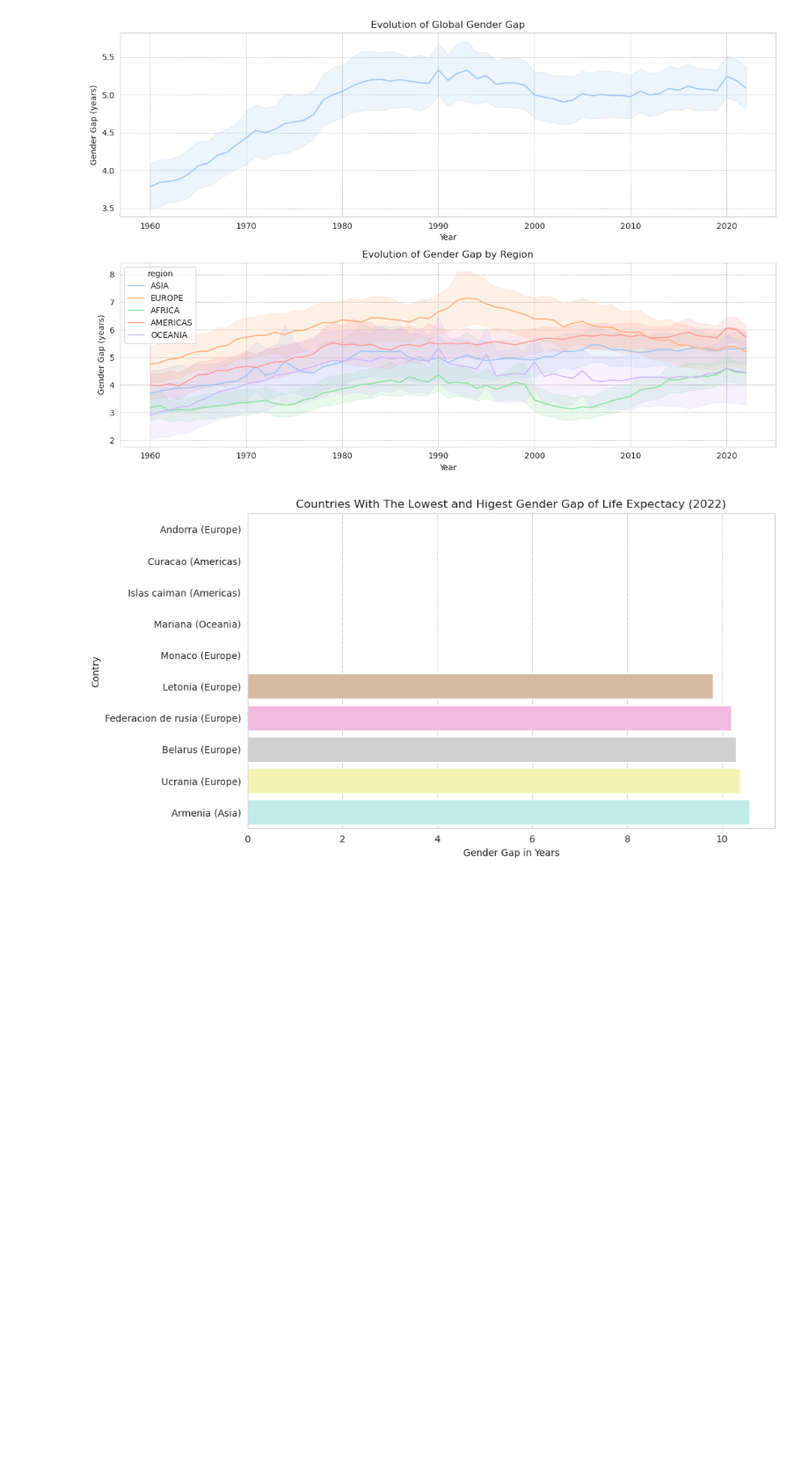
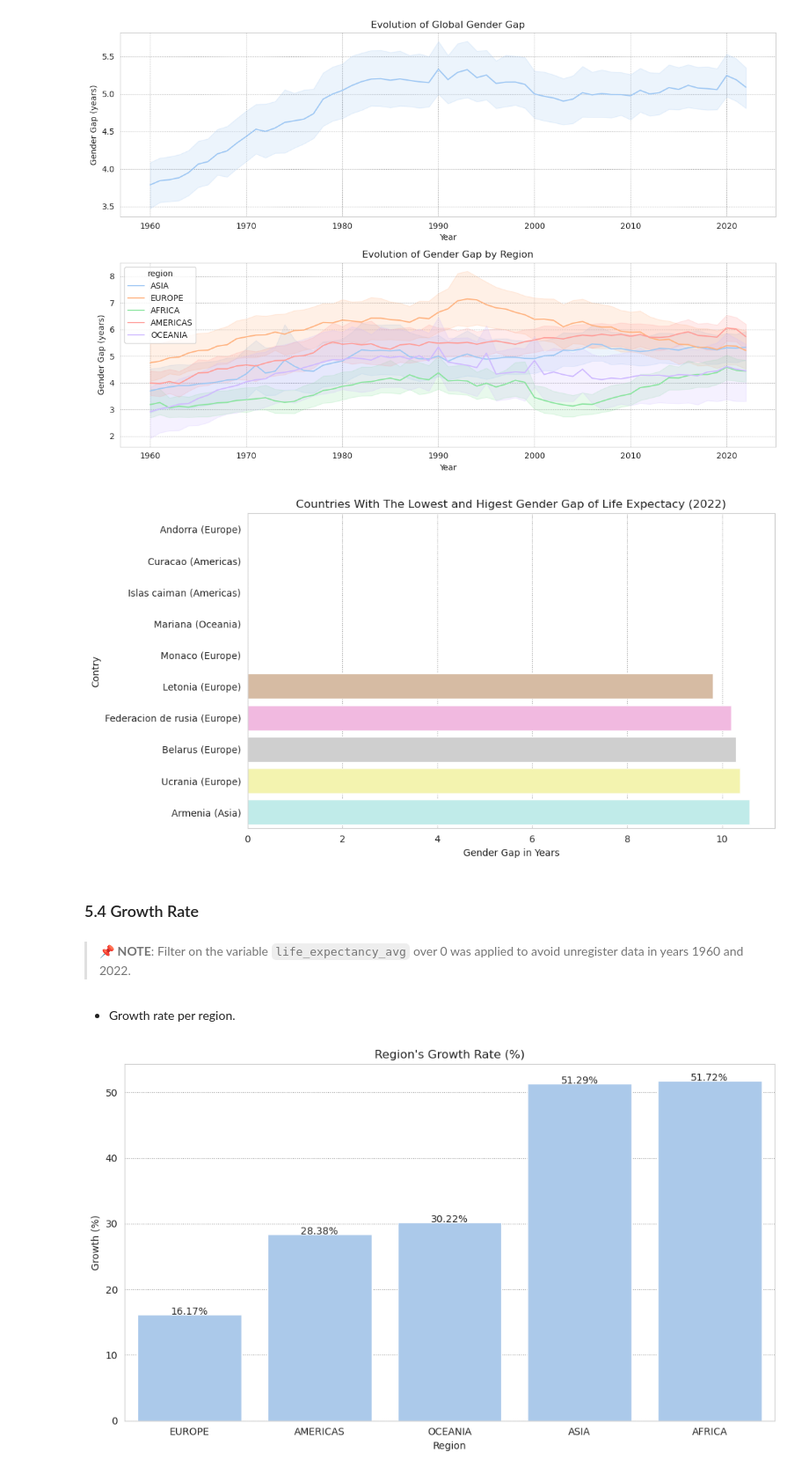
Before and after one commit to pahoalapizco/data_projects, a Jupyter notebook: notebooks/2.0-data_projects-analysis-life_expectancy_analysis.ipynb, the cells around one changed output. Shown at 88% size. Drawn from its saved outputs; the diff is of its cells as text; code cells hidden in the pictures; blank space fills up the shorter version.

Commit message:
:sparkles:  Life Expectancy Analysis - Growth Rate

```diff
--- a/notebooks/2.0-data_projects-analysis-life_expectancy_analysis.ipynb
+++ b/notebooks/2.0-data_projects-analysis-life_expectancy_analysis.ipynb
@@ -308,4 +308,8 @@ plt.legend(title="Region")
 plt.tight_layout();
 # %% [output]
 [figure]
+# %%
+def growth_rate(row):
+	le_initial_year = row[1960] if row[1960] != 0 else 0.0001
+	return round((row[2022] - le_initial_year) / le_initial_year  * 100, 2)
 # %%
@@ -402,3 +406,50 @@ plt.xlabel("Gender Gap in Years")
 plt.ylabel("Contry");
 # %% [output]
 [figure]
+# %% [markdown]
+### 5.4 Growth Rate
+# %%
+df_growth = (
+	df
+	.loc[((df["year"] == 1960) | (df["year"] == 2022)) & (df["life_expectancy_avg"] > 0)]
+	.pivot_table(
+		index=["country_name", "region"],
+		columns="year",
+		values="life_expectancy_avg",
+		aggfunc="mean"
+	)
+	.reset_index()
+)
+df_growth["country_region"] = df_growth["country_name"].str.capitalize() + " (" + df_growth["region"].str.capitalize() + ")"
+df_growth["total_growth"] = df_growth.apply(growth_rate, axis=1)
+
+top_bottom = pd.concat([df_growth.nsmallest(10, "total_growth"), df_growth.nlargest(10, "total_growth")]).sort_values(by="total_growth")
+# %% [markdown]
+> 📌 **NOTE**: Filter on the variable `life_expectancy_avg` over 0 was applied to avoid unregister data in years 1960 and 2022.
+# %% [markdown]
+- Growth rate per region.
+# %%
+df_gr = df_growth.groupby(["region"])["total_growth"].mean().sort_values().reset_index()
+
+plt.figure(figsize=(10,6))
+ax = sns.barplot(
+	data=df_gr,
+	x="region",
+	y="total_growth"
+)
+
+plt.title("Region's Growth Rate (%)")
+plt.xlabel("Region")
+plt.ylabel("Growth (%)")
+
+for idx, row in df_gr.iterrows():
+  p = ax.patches[idx]
+  plt.annotate(
+		f"{row["total_growth"]:.2f}%",
+		xy=(p.get_x() + p.get_width()/2, p.get_height()),
+		ha="center"
+	)
+
+plt.tight_layout();
+# %% [output]
+[figure, added]
```
Also changed, not shown: parts of 8 cells of this notebook.
